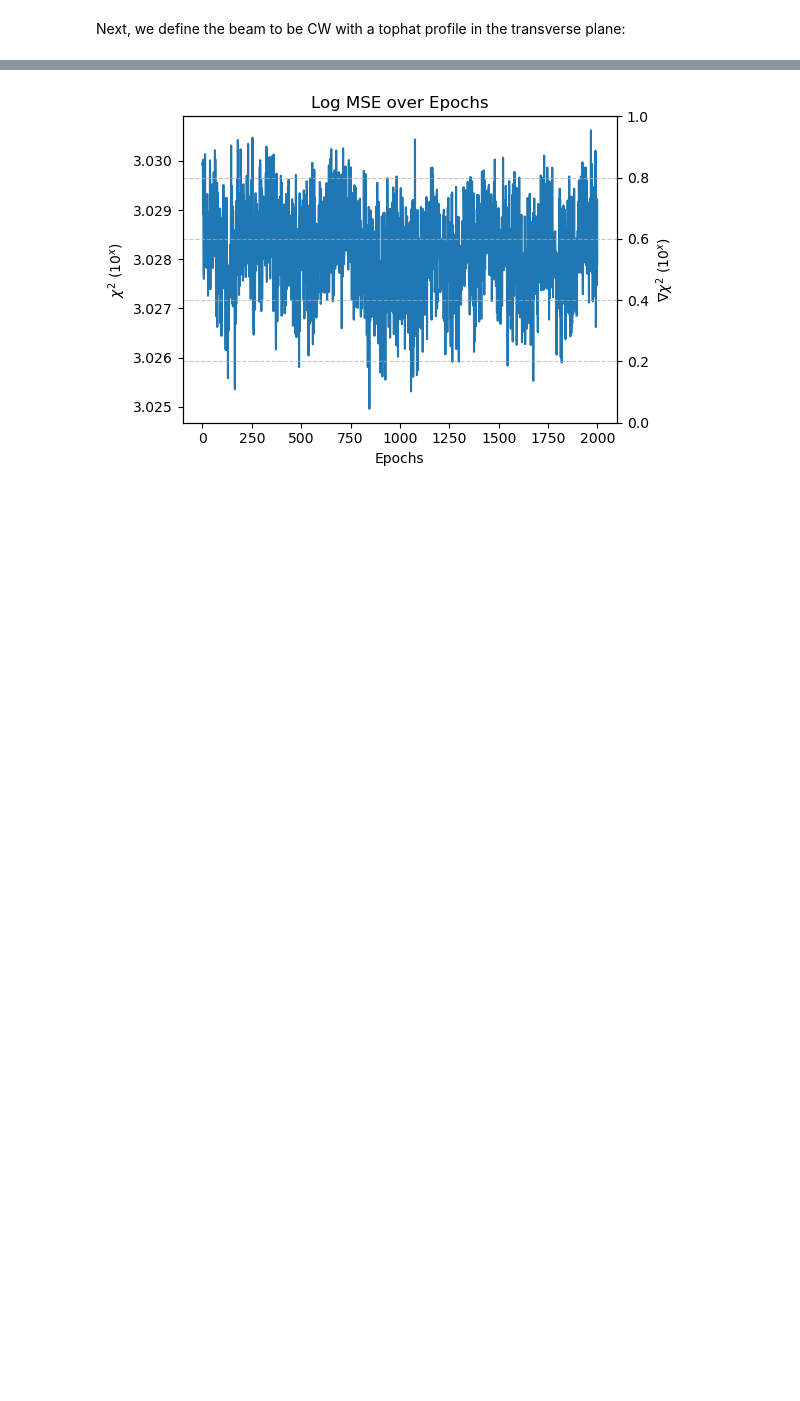
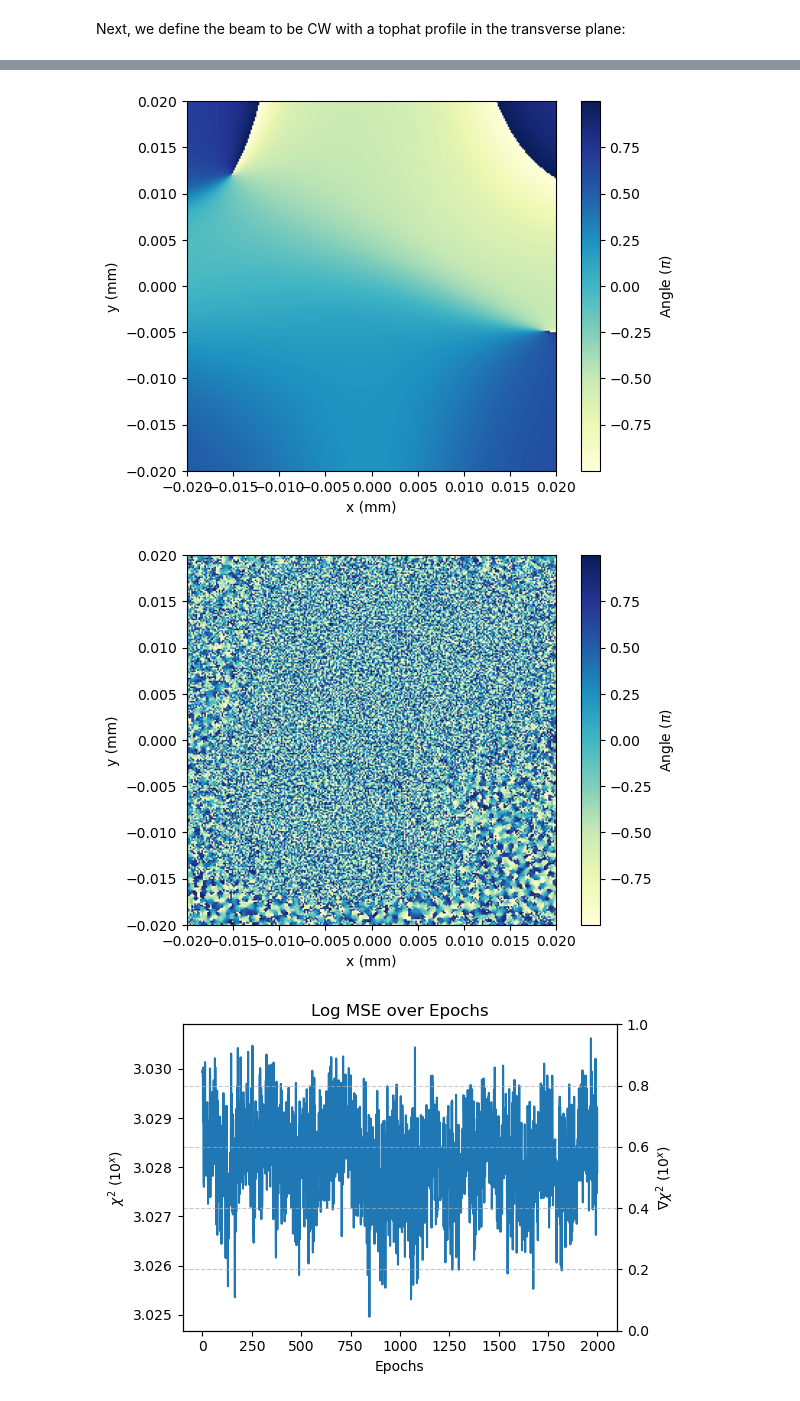
Before and after one commit to LASY-org/lasy, a Jupyter notebook: docs/source/tutorials/gerchberg_saxton_retrieval.ipynb, the cells around one changed output, grey strips where cells are left out. Cells and saved outputs as stored; diff of their text form; code cells hidden in the pictures; blank space fills up the shorter version.

```diff
--- a/docs/source/tutorials/gerchberg_saxton_retrieval.ipynb
+++ b/docs/source/tutorials/gerchberg_saxton_retrieval.ipynb
@@ -225,18 +228,21 @@ Estimated w0(y-axis) = 16.48 microns (1/e^2 width)
 # %%
 plt.figure()
-plt.imshow(np.angle(laser.grid.get_temporal_field())/(np.pi), extent=extent, cmap="YlGnBu")
+plt.imshow(np.angle(HG_laser.grid.get_temporal_field())/(np.pi), extent=extent, cmap="YlGnBu")
 plt.xlabel("x (mm)")
 plt.ylabel("y (mm)")
 plt.colorbar(label=r"Angle ($\pi$)")
 plt.show()
 
 from unwrap import unwrap
 plt.figure()
-plt.imshow(phase1/(np.pi), extent=extent, cmap="YlGnBu")
+plt.imshow(phase2/(np.pi), extent=extent, cmap="YlGnBu")
 plt.xlabel("x (mm)")
 plt.ylabel("y (mm)")
 plt.colorbar(label=r"Angle ($\pi$)")
 plt.show()
+# %% [output]
+[figure, added]
+[figure, added]
 # %%
 # Plot training and validation log MSE with 10^x format for the y-axis
 def plot_log_mse(chi2):
```
Also changed, not shown: parts of 4 cells of this notebook, 2 other files.
